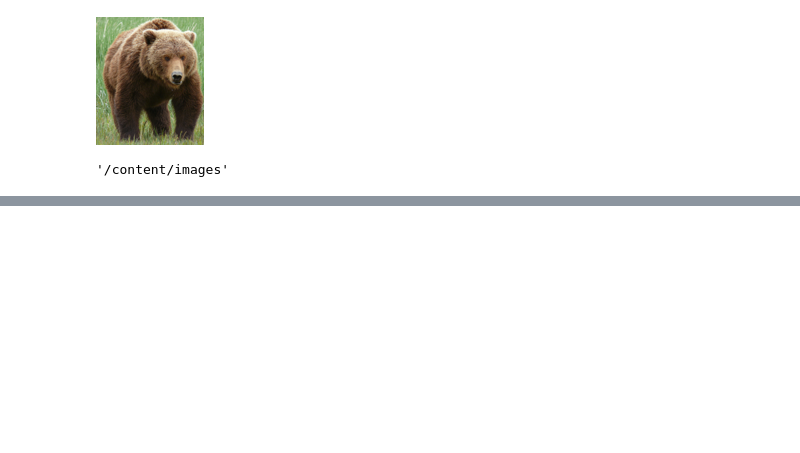
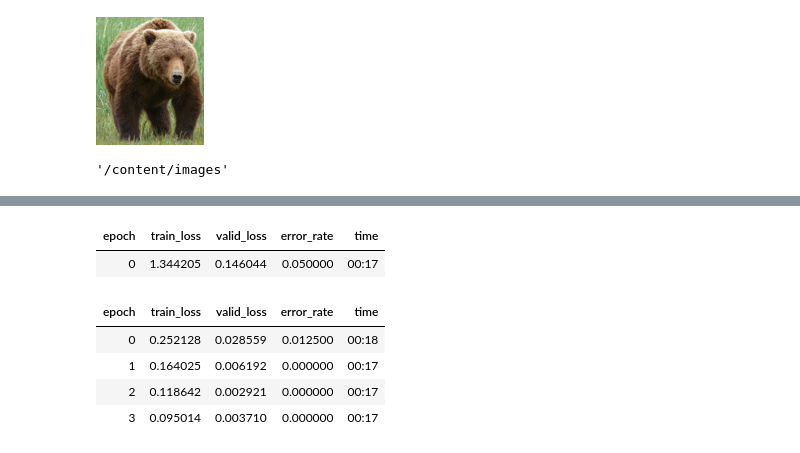
Before and after one commit to micdist/Pasta-Classifier, a Jupyter notebook: Lezione2_OK.ipynb, the cells around one changed output, grey strips where cells are left out. Cells and saved outputs as stored; diff of their text form; code cells hidden in the pictures; blank space fills up the shorter version.

```diff
--- a/Lezione2_OK.ipynb
+++ b/Lezione2_OK.ipynb
@@ -76,0 +105,4 @@ dataBlock:
+# %%
+learn = cnn_learner(dls, resnet18, metrics=error_rate)
+learn.fine_tune(4)
+# %% [output]
@@ -76,0 +110,7 @@ dataBlock:
+| epoch | train_loss | valid_loss | error_rate | time |
+| 0 | 1.344205 | 0.146044 | 0.050000 | 00:17 |
+| epoch | train_loss | valid_loss | error_rate | time |
+| 0 | 0.252128 | 0.028559 | 0.012500 | 00:18 |
+| 1 | 0.164025 | 0.006192 | 0.000000 | 00:17 |
+| 2 | 0.118642 | 0.002921 | 0.000000 | 00:17 |
+| 3 | 0.095014 | 0.003710 | 0.000000 | 00:17 |
```
Also changed, not shown: parts of 15 cells of this notebook.
